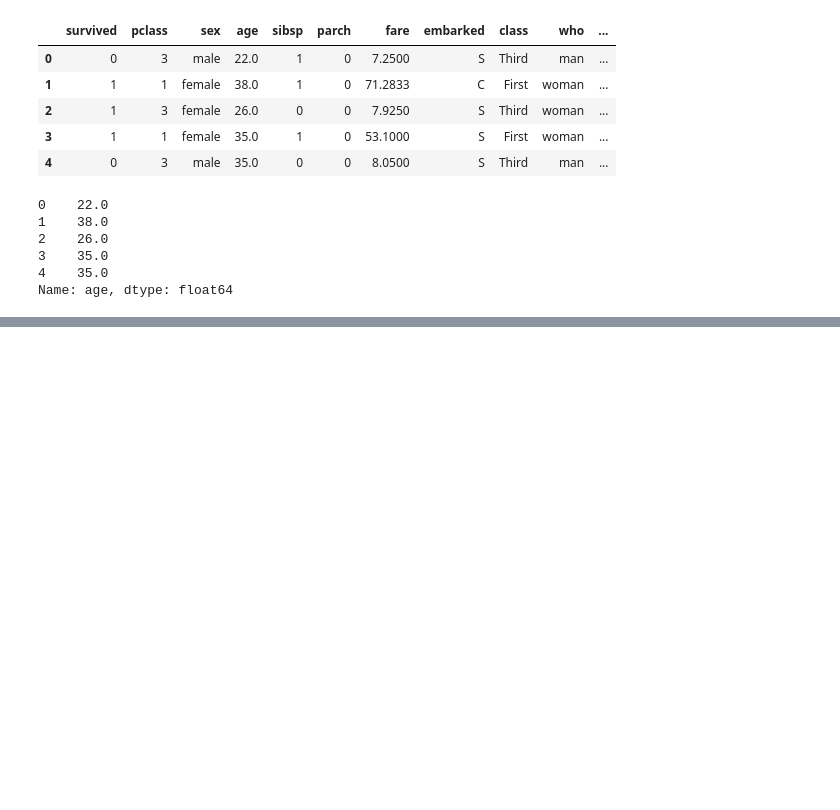
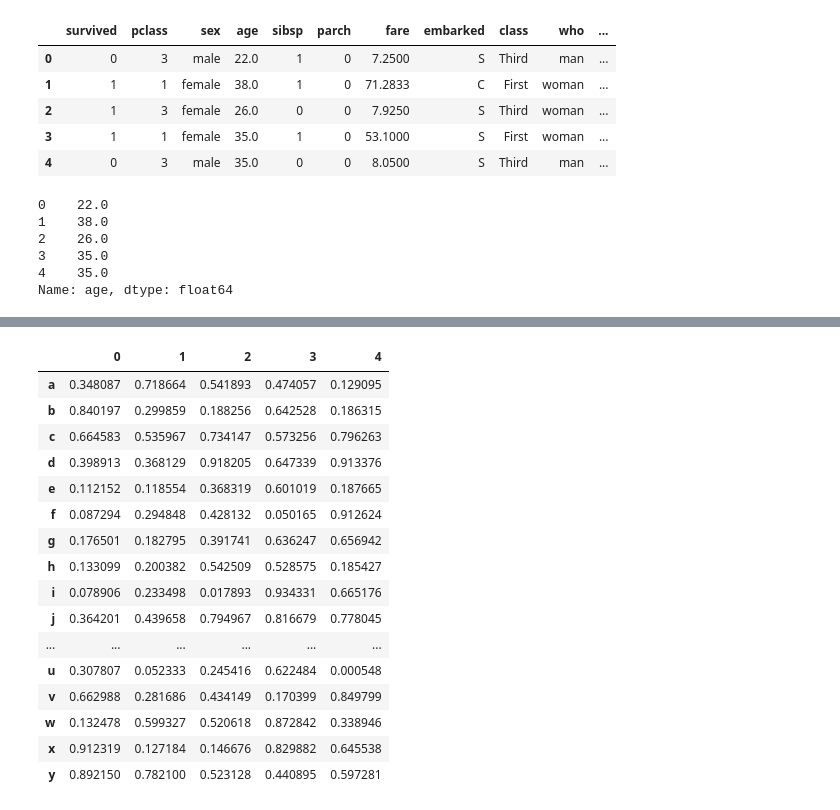
Before and after one commit to xaqibshah/DataScienceLearning, a Jupyter notebook: Python_Ka_Chilla/pandas/02b_panda_tip_and_tricks.ipynb, the cells around one changed output, grey strips where cells are left out. Drawn from its saved outputs; the diff is of its cells as text; code cells hidden in the pictures; blank space fills up the shorter version.

```diff
--- a/Python_Ka_Chilla/pandas/02b_panda_tip_and_tricks.ipynb
+++ b/Python_Ka_Chilla/pandas/02b_panda_tip_and_tricks.ipynb
@@ -246,0 +306,21 @@ SyntaxError: invalid syntax (225948066.py, line 2)
+# %%
+#transpose a column
+df.head().T
+# %% [output]
+|  | 0 | 1 | 2 | 3 | 4 |
+| a | 0.348087 | 0.718664 | 0.541893 | 0.474057 | 0.129095 |
+| b | 0.840197 | 0.299859 | 0.188256 | 0.642528 | 0.186315 |
+| c | 0.664583 | 0.535967 | 0.734147 | 0.573256 | 0.796263 |
+| d | 0.398913 | 0.368129 | 0.918205 | 0.647339 | 0.913376 |
+| e | 0.112152 | 0.118554 | 0.368319 | 0.601019 | 0.187665 |
+| f | 0.087294 | 0.294848 | 0.428132 | 0.050165 | 0.912624 |
+| g | 0.176501 | 0.182795 | 0.391741 | 0.636247 | 0.656942 |
+| h | 0.133099 | 0.200382 | 0.542509 | 0.528575 | 0.185427 |
+| i | 0.078906 | 0.233498 | 0.017893 | 0.934331 | 0.665176 |
+| j | 0.364201 | 0.439658 | 0.794967 | 0.816679 | 0.778045 |
+| ... | ... | ... | ... | ... | ... |
+| u | 0.307807 | 0.052333 | 0.245416 | 0.622484 | 0.000548 |
+| v | 0.662988 | 0.281686 | 0.434149 | 0.170399 | 0.849799 |
+| w | 0.132478 | 0.599327 | 0.520618 | 0.872842 | 0.338946 |
+| x | 0.912319 | 0.127184 | 0.146676 | 0.829882 | 0.645538 |
+| y | 0.892150 | 0.782100 | 0.523128 | 0.440895 | 0.597281 |
```
Also changed, not shown: parts of 11 cells of this notebook.
